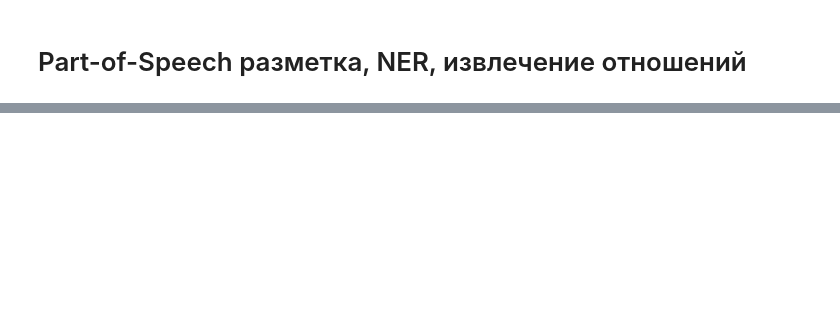
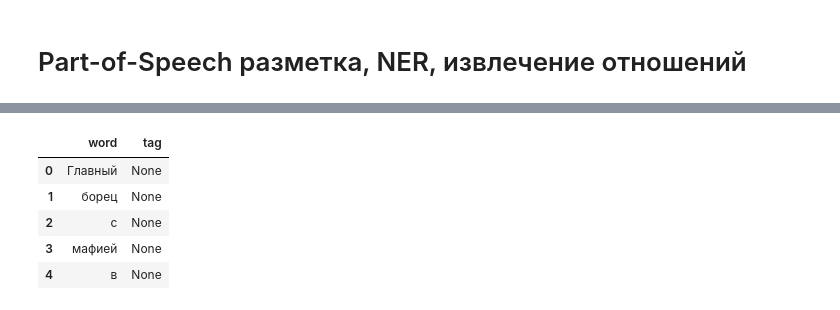
Before and after one commit to ViktorOtroschenko/Introduction_to_NLP, a Jupyter notebook: Lesson5/Lesson5.ipynb, the cells around one changed output, grey strips where cells are left out. Saved outputs shown, nothing was run; the diff lists cells and outputs as text; code cells hidden in the pictures; blank space fills up the shorter version.

```diff
--- a/Lesson5/Lesson5.ipynb
+++ b/Lesson5/Lesson5.ipynb
@@ -6,0 +80,5 @@
+# %%
+for sent in full_train[:2]:
+    for token in sent:
+        print(token.form, token.upos)
+    print()
@@ -6,0 +343,3 @@
+# %%
+path = 'Collection5/'
+records = load_ne5(path)
@@ -6,0 +385,31 @@
+# %%
+records = corus.load_ne5(path)
+words_docs = []
+for ix, rec in enumerate(records):
+    words = []
+    for token in tokenize(rec.text):
+
+        result = 'None'
+
+        for item in rec.spans:
+            if (token.start >= item.start) and (token.stop <= item.stop) and (item.type == 'PER'):
+                result = 'PER'
+                break
+            if (token.start >= item.start) and (token.stop <= item.stop) and (item.type == 'ORG'):
+                result = 'ORG'
+                break
+            if (token.start >= item.start) and (token.stop <= item.stop) and (item.type == 'MEDIA'):
+                result = 'MEDIA'
+                break
+            if (token.start >= item.start) and (token.stop <= item.stop) and (item.type == 'LOC'):
+                result = 'LOC'
+                break
+            if (token.start >= item.start) and (token.stop <= item.stop) and (item.type == 'GEOPOLIT'):
+                result = 'GEOPOLIT'
+                break
+
+
+        words.append([token.text, result])
+    words_docs.extend(words)
+# %%
+df_words = pd.DataFrame(words_docs, columns=['word', 'tag'])
@@ -6,0 +426,9 @@
+# %%
+df_words.head(5)
+# %% [output]
+|  | word | tag |
+| 0 | Главный | None |
+| 1 | борец | None |
+| 2 | с | None |
+| 3 | мафией | None |
+| 4 | в | None |
```
Also changed, not shown: parts of 52 cells of this notebook.
